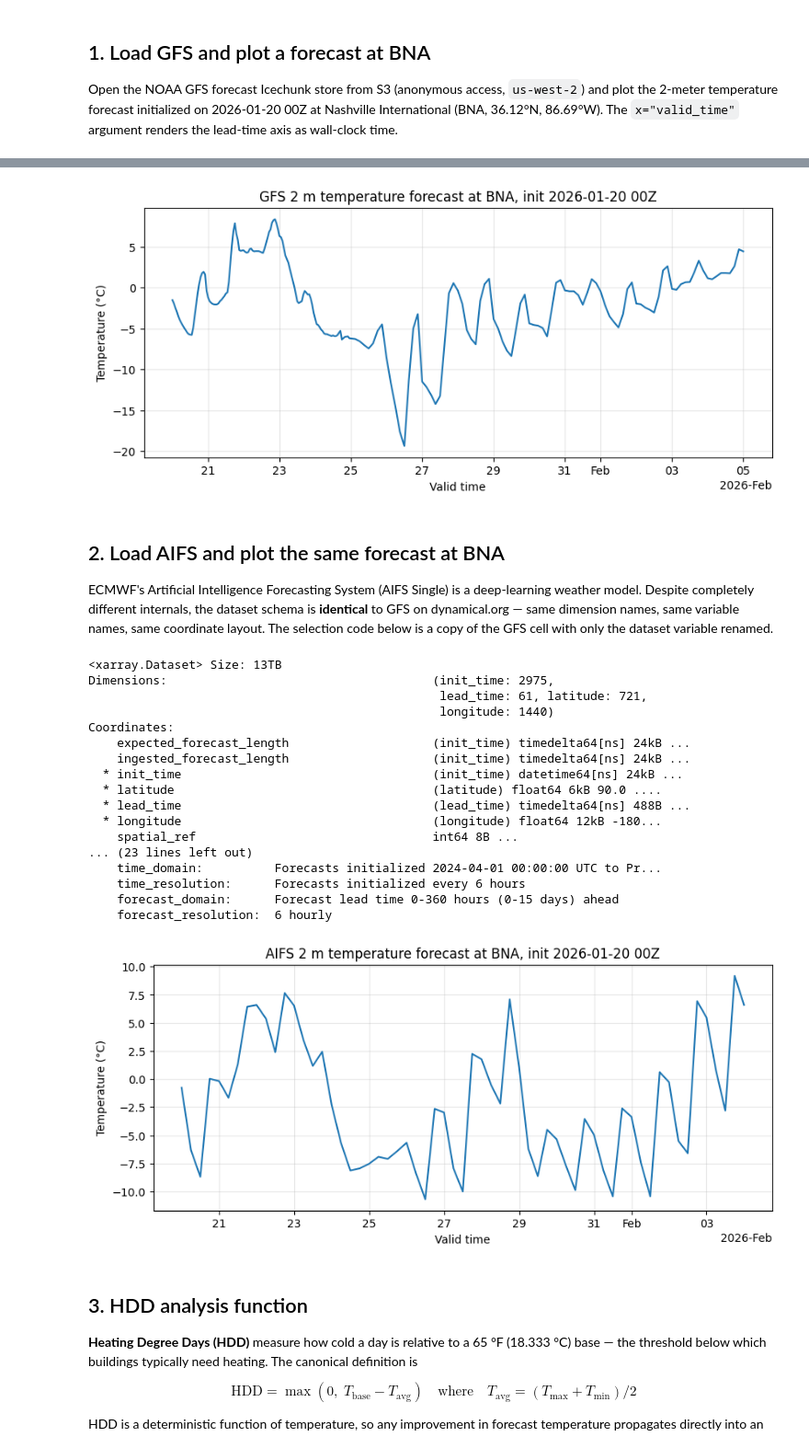
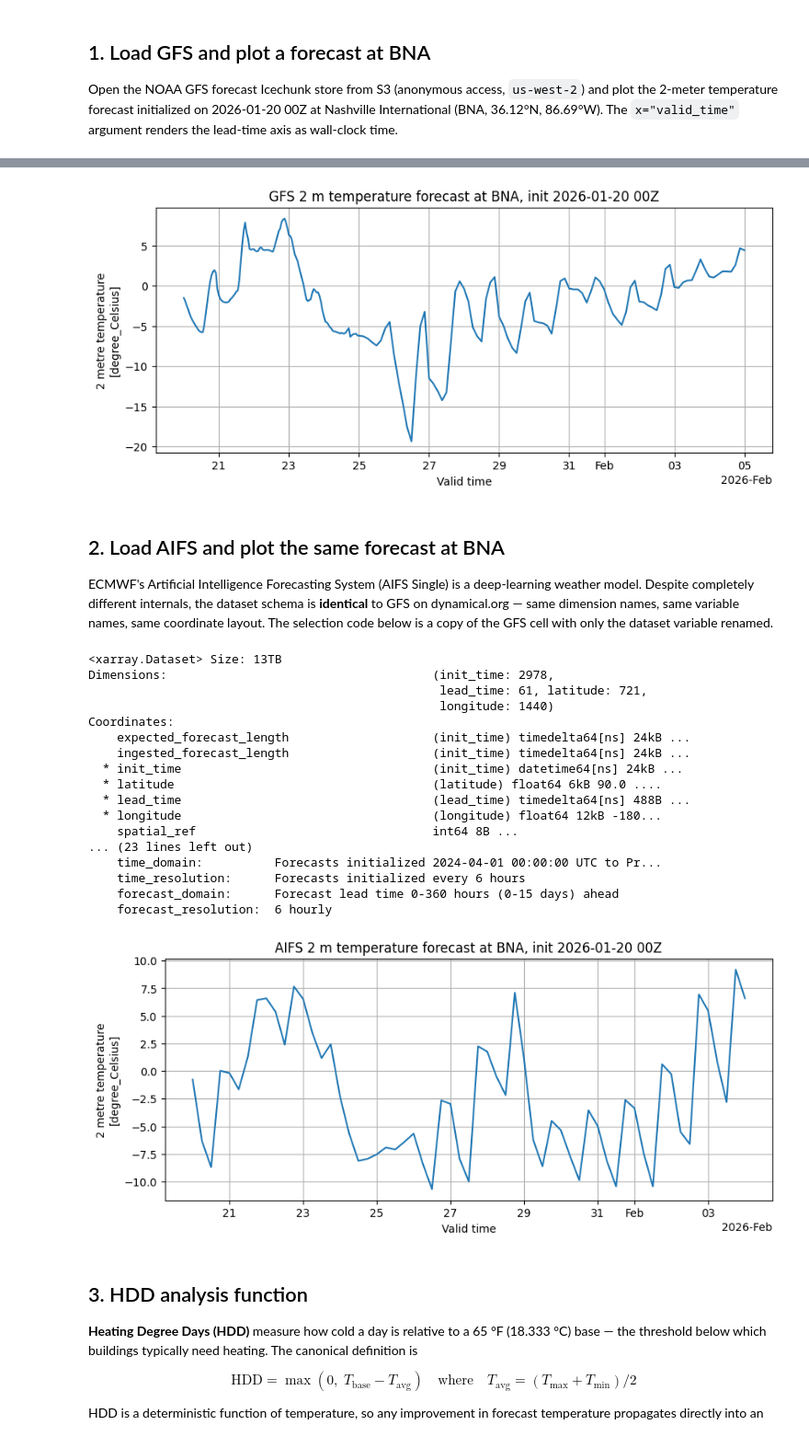
Before and after one commit to dynamical-org/notebooks, a Jupyter notebook: noaa-gfs+ecmwf-aifs-hdd.ipynb, the cells around one changed output, grey strips where cells are left out. Shown at 92% size. Cells and saved outputs as stored; diff of their text form; code cells hidden in the pictures.

```diff
--- a/noaa-gfs+ecmwf-aifs-hdd.ipynb
+++ b/noaa-gfs+ecmwf-aifs-hdd.ipynb
@@ -55,20 +53,14 @@ Coordinates:
 BNA_LAT = 36.119
 BNA_LON = -86.689
 
-gfs_bna = gfs_ds["temperature_2m"].sel(
-    init_time="2026-01-20T00",
-    latitude=BNA_LAT,
-    longitude=BNA_LON,
-    method="nearest",
-)
-
 fig, ax = plt.subplots(figsize=(10, 4))
-gfs_bna.plot(x="valid_time", ax=ax)
+gfs_ds["temperature_2m"].sel(
+    init_time="2026-01-20T00", latitude=BNA_LAT, longitude=BNA_LON, method="nearest"
+).plot(x="valid_time", ax=ax)
 ax.set_title("GFS 2 m temperature forecast at BNA, init 2026-01-20 00Z")
-ax.set_ylabel("Temperature (°C)")
-ax.grid(alpha=0.3)
+ax.grid()
 # %% [output]
-[figure, old version]
+[figure, new version]
 # %% [markdown]
 ## 2. Load AIFS and plot the same forecast at BNA
 
@@ -81,12 +73,11 @@ aifs_storage = icechunk.s3_storage(
     anonymous=True,
 )
 aifs_repo = icechunk.Repository.open(aifs_storage)
-aifs_session = aifs_repo.readonly_session("main")
-aifs_ds = xr.open_zarr(aifs_session.store, chunks=None)
+aifs_ds = xr.open_zarr(aifs_repo.readonly_session("main").store, chunks=None)
 aifs_ds
 # %% [output]
 <xarray.Dataset> Size: 13TB
-Dimensions:                                     (init_time: 2975,
+Dimensions:                                     (init_time: 2978,
                                                  lead_time: 61, latitude: 721,
                                                  longitude: 1440)
 Coordinates:
@@ -103,20 +94,14 @@ Coordinates:
     forecast_domain:      Forecast lead time 0-360 hours (0-15 days) ahead
     forecast_resolution:  6 hourly
 # %%
-aifs_bna = aifs_ds["temperature_2m"].sel(
-    init_time="2026-01-20T00",
-    latitude=BNA_LAT,
-    longitude=BNA_LON,
-    method="nearest",
-)
-
 fig, ax = plt.subplots(figsize=(10, 4))
-aifs_bna.plot(x="valid_time", ax=ax)
+aifs_ds["temperature_2m"].sel(
+    init_time="2026-01-20T00", latitude=BNA_LAT, longitude=BNA_LON, method="nearest"
+).plot(x="valid_time", ax=ax)
 ax.set_title("AIFS 2 m temperature forecast at BNA, init 2026-01-20 00Z")
-ax.set_ylabel("Temperature (°C)")
-ax.grid(alpha=0.3)
+ax.grid()
 # %% [output]
-[figure, old version]
+[figure, new version]
 # %% [markdown]
 ## 3. HDD analysis function
 
```
Also changed, not shown: parts of 10 cells of this notebook, 1 other file.
